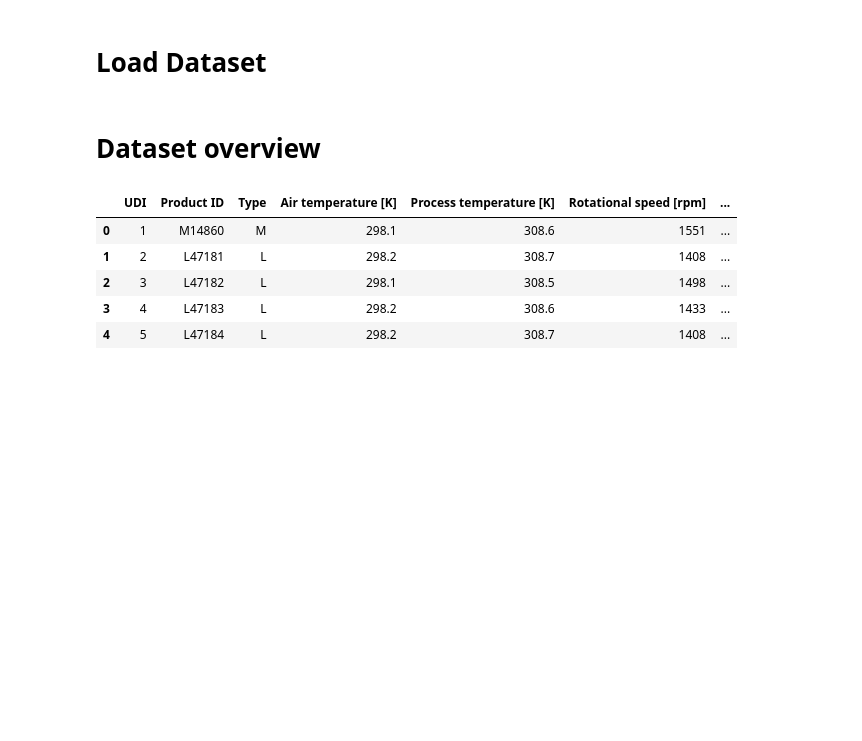
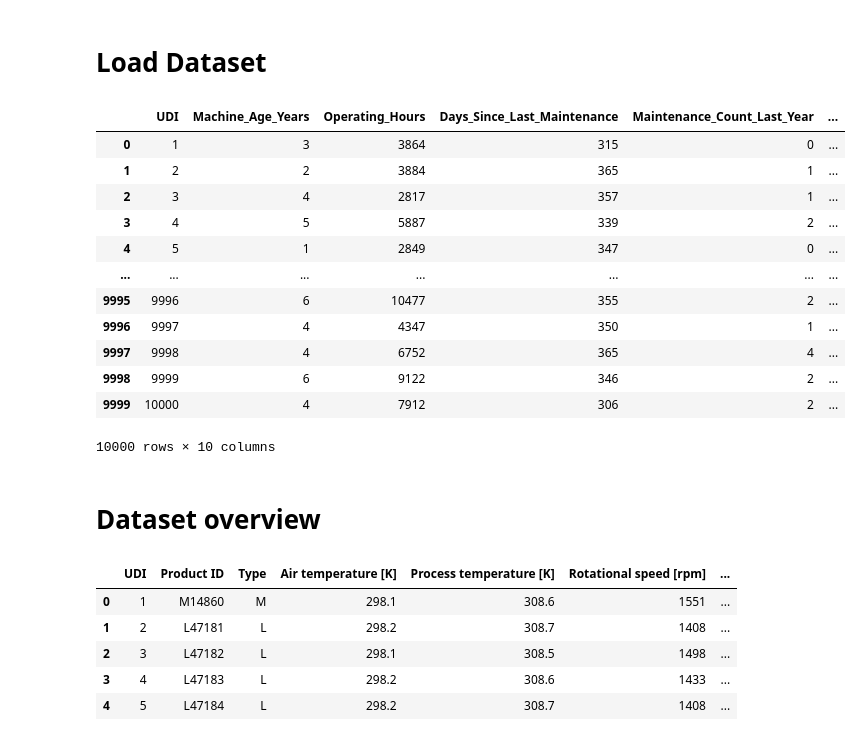
Before and after one commit to Anas-tp/DSML-project-, a Jupyter notebook: Notebooks/eda.ipynb, the cells around one changed output. Saved outputs shown, nothing was run; the diff lists cells and outputs as text; code cells hidden in the pictures; blank space fills up the shorter version.

```diff
--- a/Notebooks/eda.ipynb
+++ b/Notebooks/eda.ipynb
@@ -3,11 +3,27 @@
 # %%
 import pandas as pd
 
 ai4i = pd.read_csv(r'C:\Users\anast\OneDrive\Desktop\DSML\data\ai4i2020.csv')
 AI4I = pd.read_csv(r'C:\Users\anast\OneDrive\Desktop\DSML\data\AI4I_Professional_IoT_Maintenance_Features (2).csv')
 
 df = pd.merge(ai4i,AI4I, on = "UDI" , how="inner")
 df.to_csv("AI4I_combined_dataset",index=False)
+ai4i
+AI4I
+# %% [output]
+|  | UDI | Machine_Age_Years | Operating_Hours | Days_Since_Last_Maintenance | Maintenance_Count_Last_Year | ... |
+| 0 | 1 | 3 | 3864 | 315 | 0 | ... |
+| 1 | 2 | 2 | 3884 | 365 | 1 | ... |
+| 2 | 3 | 4 | 2817 | 357 | 1 | ... |
+| 3 | 4 | 5 | 5887 | 339 | 2 | ... |
+| 4 | 5 | 1 | 2849 | 347 | 0 | ... |
+| ... | ... | ... | ... | ... | ... | ... |
+| 9995 | 9996 | 6 | 10477 | 355 | 2 | ... |
+| 9996 | 9997 | 4 | 4347 | 350 | 1 | ... |
+| 9997 | 9998 | 4 | 6752 | 365 | 4 | ... |
+| 9998 | 9999 | 6 | 9122 | 346 | 2 | ... |
+| 9999 | 10000 | 4 | 7912 | 306 | 2 | ... |
+10000 rows × 10 columns
 # %% [markdown]
 # Dataset overview
 # %%
```
Also changed, not shown: parts of 3 cells of this notebook.
